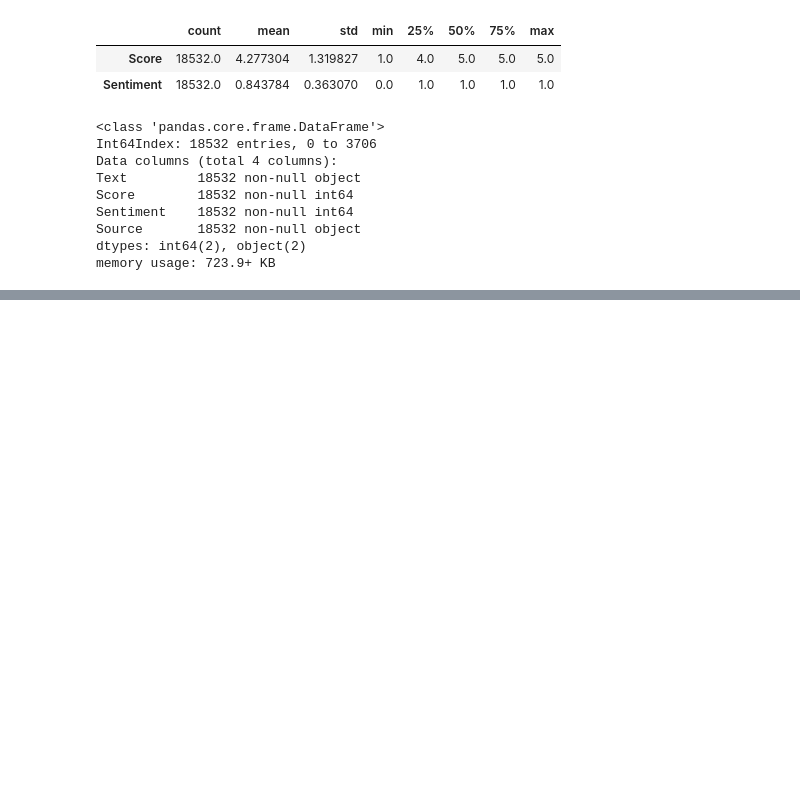
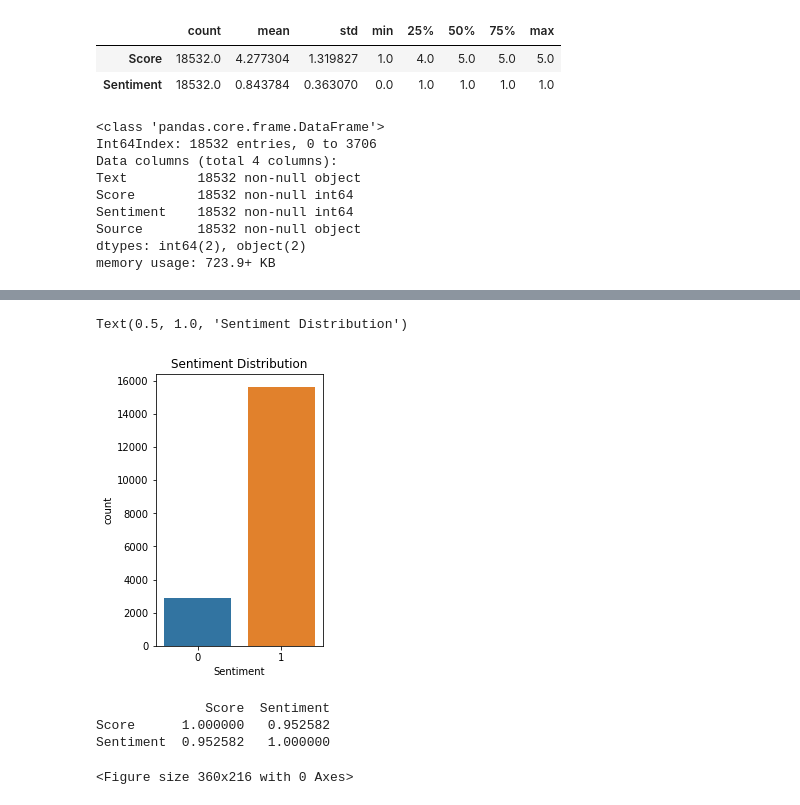
Before and after one commit to alexprabu/hackathon---submission_inceptez, a Jupyter notebook: SentimentAnalysis/Sentiment_Analysis.ipynb, the cells around one changed output, grey strips where cells are left out. Cells and saved outputs as stored; diff of their text form; code cells hidden in the pictures; blank space fills up the shorter version.

```diff
--- a/SentimentAnalysis/Sentiment_Analysis.ipynb
+++ b/SentimentAnalysis/Sentiment_Analysis.ipynb
@@ -103,0 +120,16 @@ plt.ylabel("Arrival delay (in minutes)")
+# %%
+plt.figure(figsize=(3,5))
+sns.countplot(x='Sentiment', data=df)
+plt.title("Sentiment Distribution")
+# %% [output]
+Text(0.5, 1.0, 'Sentiment Distribution')
+[figure, added]
+# %%
+plt.figure(figsize=(5,3))
+corr = df.corr()
+print(corr)
+# %% [output]
+              Score  Sentiment
+Score      1.000000   0.952582
+Sentiment  0.952582   1.000000
+<Figure size 360x216 with 0 Axes>
```
Also changed, not shown: parts of 7 cells of this notebook.
